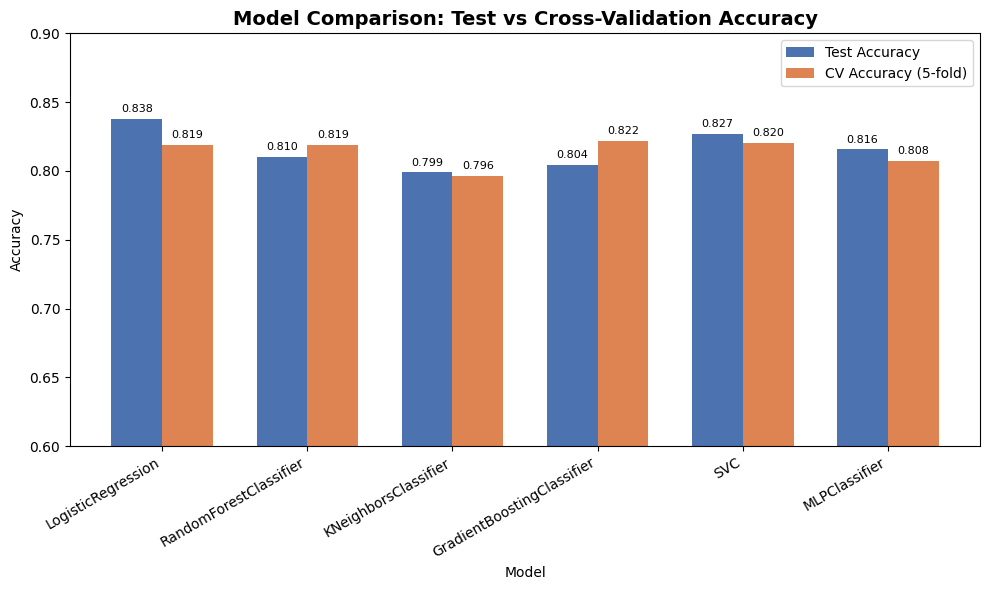
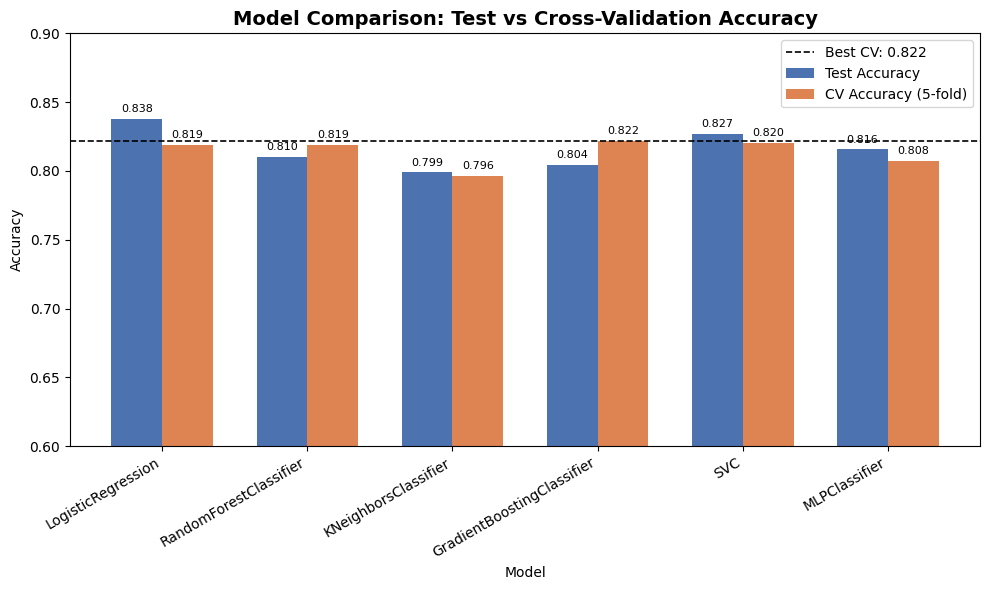
Code edit (unified diff) that turned the first committed figure into the second:
--- before
+++ after
@@ -3,7 +3,10 @@
 x = np.arange(len(comparison_df))
 width = 0.35
+best_cv = comparison_df['CV_mean'].max()
 
 ax.bar(x - width/2, comparison_df['Accuracy'], width, label='Test Accuracy', color='#4C72B0')
 ax.bar(x + width/2, comparison_df['CV_mean'], width, label='CV Accuracy (5-fold)', color='#DD8452')
+
+ax.axhline(y=best_cv, color='black', linestyle='--', linewidth=1.2, label=f'Best CV: {best_cv:.3f}')
 
 ax.set_xlabel('Model')
@@ -15,5 +18,4 @@
 ax.legend()
 
-# Add value labels on top of bars
 for i, (acc, cv) in enumerate(zip(comparison_df['Accuracy'], comparison_df['CV_mean'])):
     ax.text(i - width/2, acc + 0.005, f'{acc:.3f}', ha='center', fontsize=8)

Commit: Created using Colab